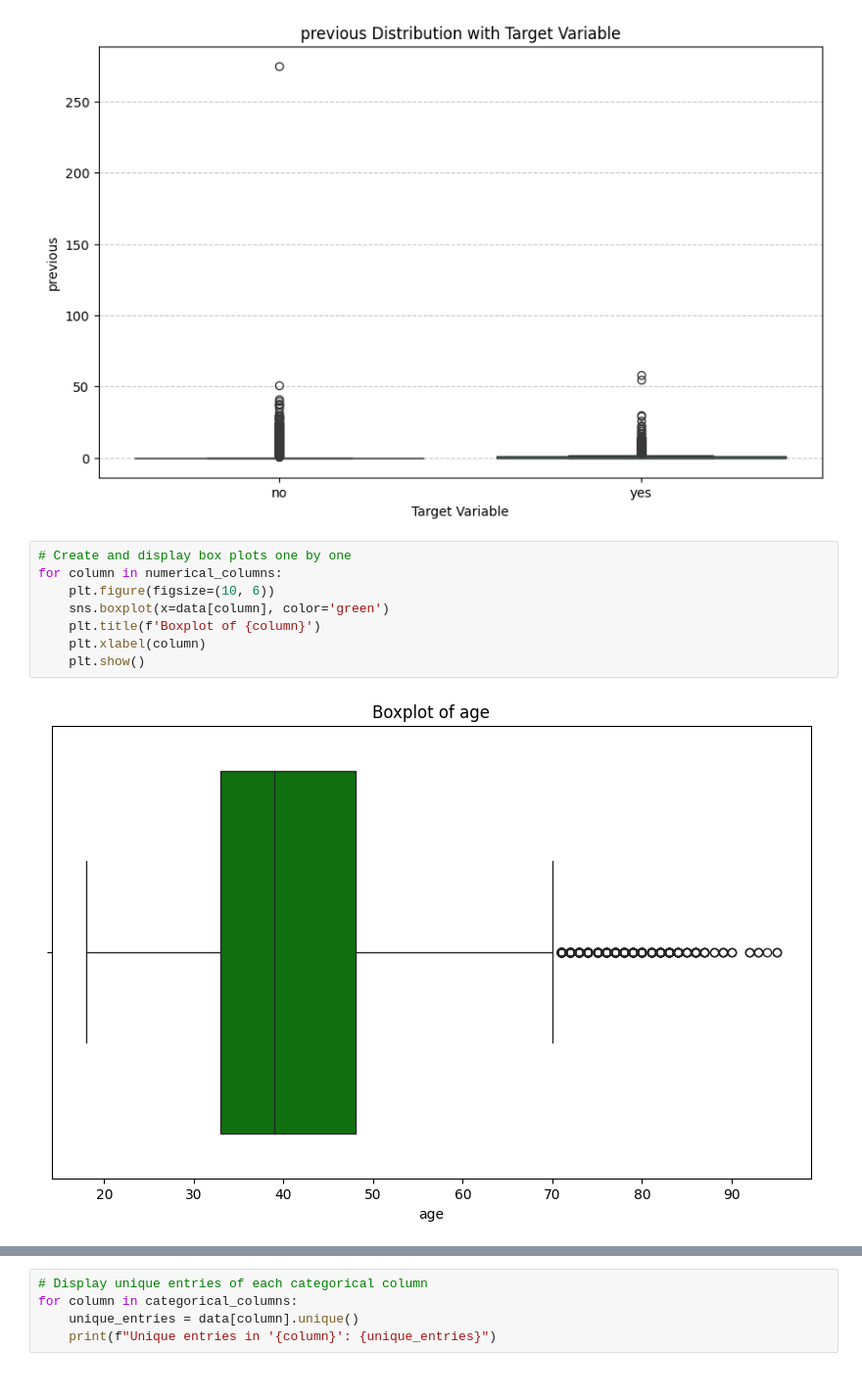
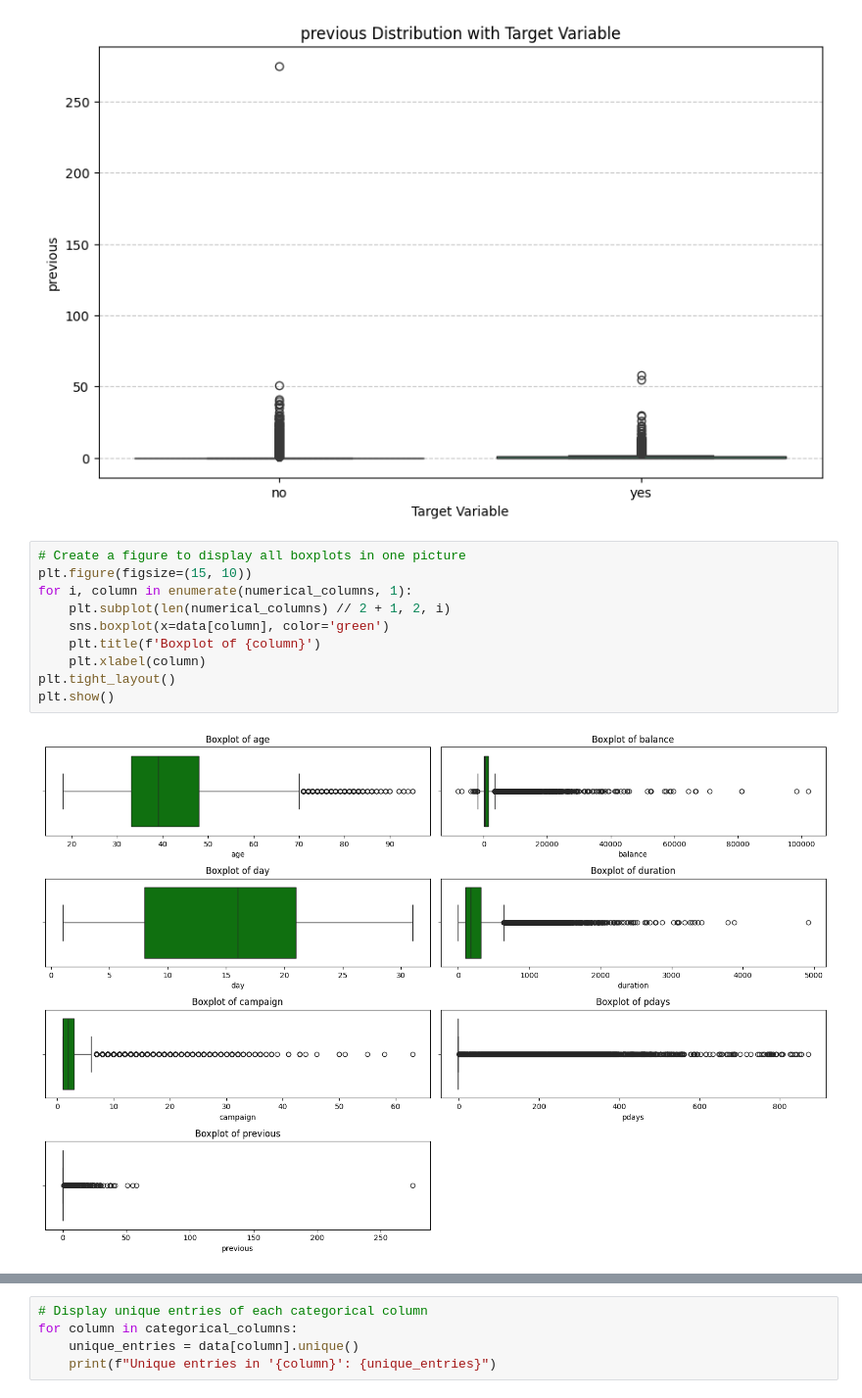
Before and after one commit to PrabhaviWKP/Machine-Learning, a Jupyter notebook: notebooks/2604CW.ipynb, the cells around one changed output, grey strips where cells are left out. Shown at 98% size. Cells and saved outputs as stored; diff of their text form.

```diff
--- a/notebooks/2604CW.ipynb
+++ b/notebooks/2604CW.ipynb
@@ -259,12 +259,14 @@ for col in numerical_columns:
 [figure]
 [figure]
 # %%
-# Create and display box plots one by one
-for column in numerical_columns:
-    plt.figure(figsize=(10, 6))
+# Create a figure to display all boxplots in one picture
+plt.figure(figsize=(15, 10))
+for i, column in enumerate(numerical_columns, 1):
+    plt.subplot(len(numerical_columns) // 2 + 1, 2, i)
     sns.boxplot(x=data[column], color='green')
     plt.title(f'Boxplot of {column}')
     plt.xlabel(column)
-    plt.show()
+plt.tight_layout()
+plt.show()
 # %% [output]
-[figure, old version]
+[figure, new version]
```
Also changed, not shown: parts of 7 cells of this notebook.
